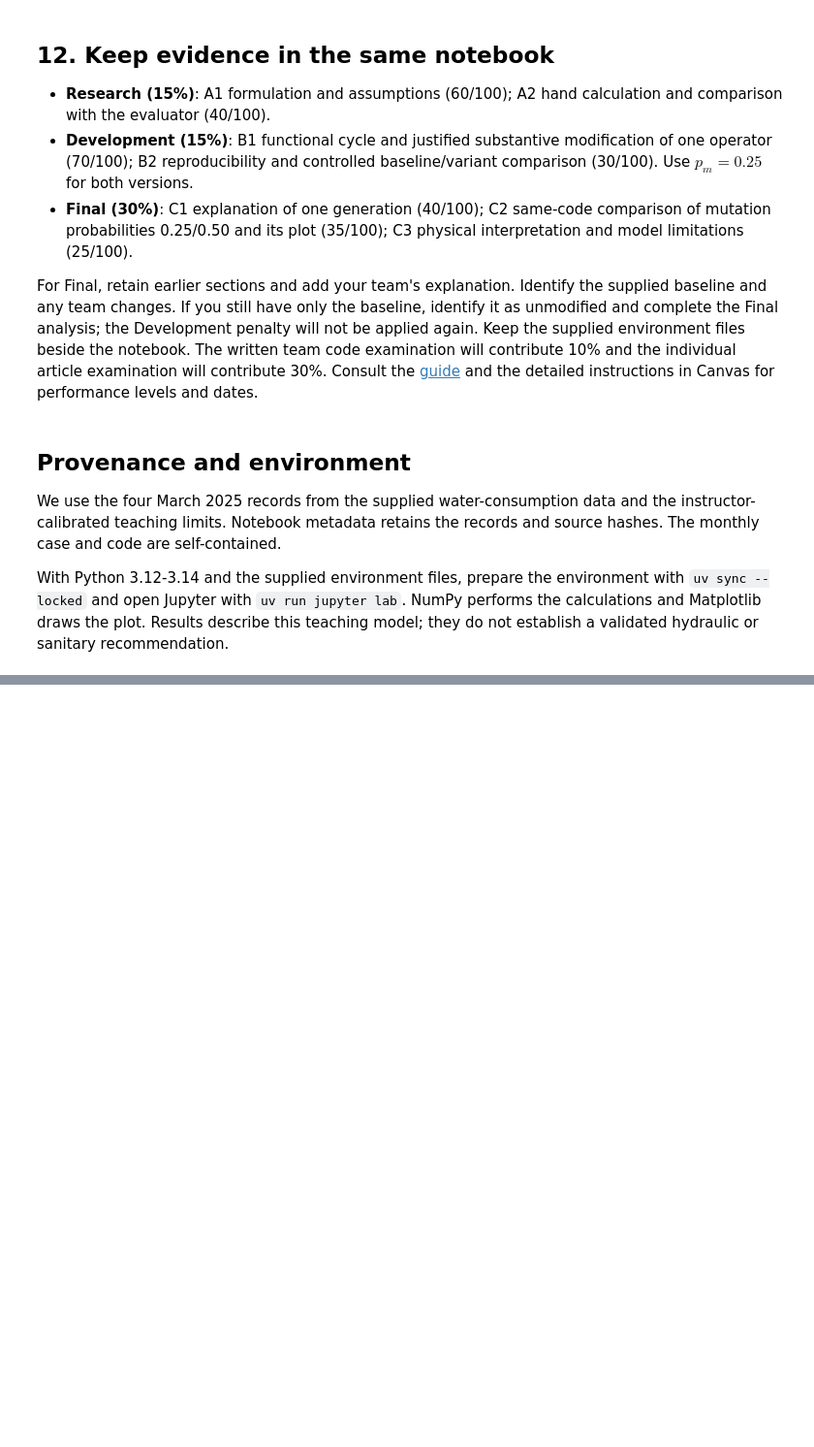
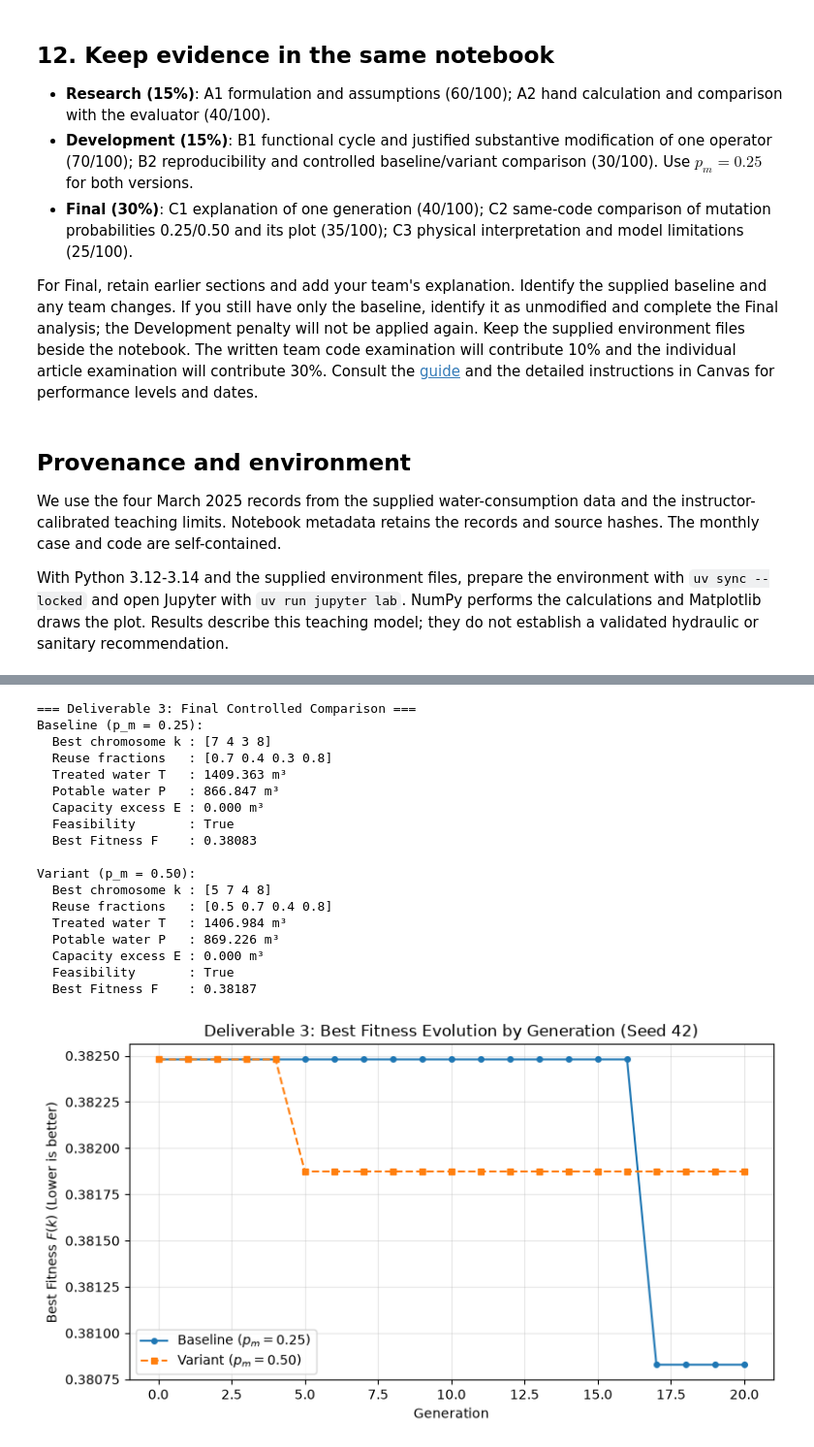
Before and after one commit to Monknow/reto-planta-fisica, a Jupyter notebook: planta_fisica_minimum_solution.ipynb, the cells around one changed output, grey strips where cells are left out. Shown at 97% size. Saved outputs shown, nothing was run; the diff lists cells and outputs as text; code cells hidden in the pictures; blank space fills up the shorter version.

```diff
--- a/planta_fisica_minimum_solution.ipynb
+++ b/planta_fisica_minimum_solution.ipynb
@@ -635,0 +546,57 @@ if __name__ == "__main__":
+# %%
+# Controlled experimental comparison of mutation probabilities: pm = 0.25 vs pm = 0.50
+# All conditions in Section 3 are strictly held constant; seed 42 is reset before each run.
+CONFIG_FINAL = {"population_size": 20, "generations": 20, "seed": 42}
+
+# Run 1: Baseline (pm = 0.25)
+final_baseline = run_ga(**CONFIG_FINAL, mutation_probability=0.25)
+
+# Run 2: Variant (pm = 0.50)
+final_variant = run_ga(**CONFIG_FINAL, mutation_probability=0.50)
+
+print("=== Deliverable 3: Final Controlled Comparison ===")
+for label, res in [("Baseline (p_m = 0.25)", final_baseline), ("Variant (p_m = 0.50)", final_variant)]:
+    print(f"{label}:")
+    print(f"  Best chromosome k : {res['genes']}")
+    print(f"  Reuse fractions   : {res['genes'] / 10.0}")
+    print(f"  Treated water T   : {res['metrics']['treated']:.3f} m³")
+    print(f"  Potable water P   : {res['metrics']['potable']:.3f} m³")
+    print(f"  Capacity excess E : {res['metrics']['excess']:.3f} m³")
+    print(f"  Feasibility       : {res['metrics']['feasible']}")
+    print(f"  Best Fitness F    : {res['metrics']['fitness']:.5f}")
+    print()
+
+# Plot best fitness by generation with readable axes and distinct legend
+fig, ax = plt.subplots(figsize=(8, 4.5))
+gens = range(len(final_baseline["history"]))
+
+ax.plot(gens, final_baseline["history"], marker="o", markersize=4, linestyle="-", label=r"Baseline ($p_m = 0.25$)")
+ax.plot(gens, final_variant["history"], marker="s", markersize=4, linestyle="--", label=r"Variant ($p_m = 0.50$)")
+
+ax.set_xlabel("Generation")
+ax.set_ylabel("Best Fitness $F(k)$ (Lower is better)")
+ax.set_title("Deliverable 3: Best Fitness Evolution by Generation (Seed 42)")
+ax.grid(True, alpha=0.3)
+ax.legend(frameon=True)
+fig.tight_layout()
+plt.show()
+# %% [output]
+=== Deliverable 3: Final Controlled Comparison ===
+Baseline (p_m = 0.25):
+  Best chromosome k : [7 4 3 8]
+  Reuse fractions   : [0.7 0.4 0.3 0.8]
+  Treated water T   : 1409.363 m³
+  Potable water P   : 866.847 m³
+  Capacity excess E : 0.000 m³
+  Feasibility       : True
+  Best Fitness F    : 0.38083
+
+Variant (p_m = 0.50):
+  Best chromosome k : [5 7 4 8]
+  Reuse fractions   : [0.5 0.7 0.4 0.8]
+  Treated water T   : 1406.984 m³
+  Potable water P   : 869.226 m³
+  Capacity excess E : 0.000 m³
+  Feasibility       : True
+  Best Fitness F    : 0.38187
+[figure, added]
```
Also changed, not shown: parts of 5 cells of this notebook.
